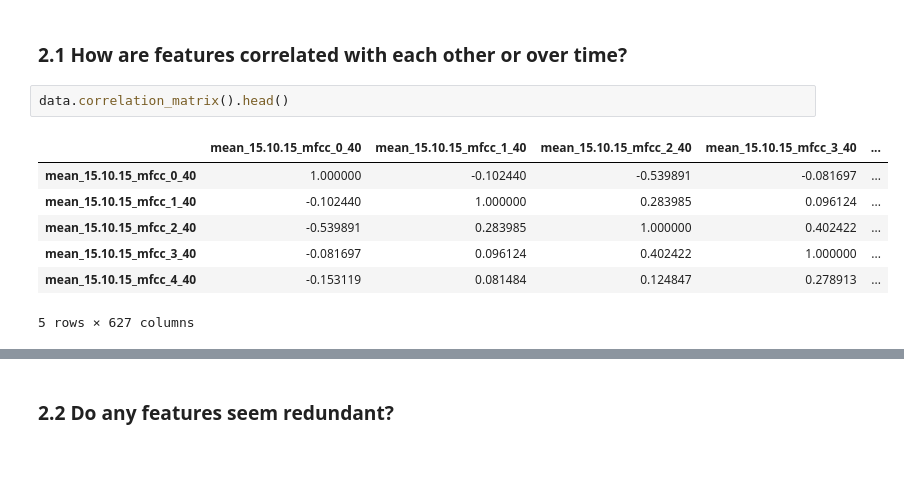
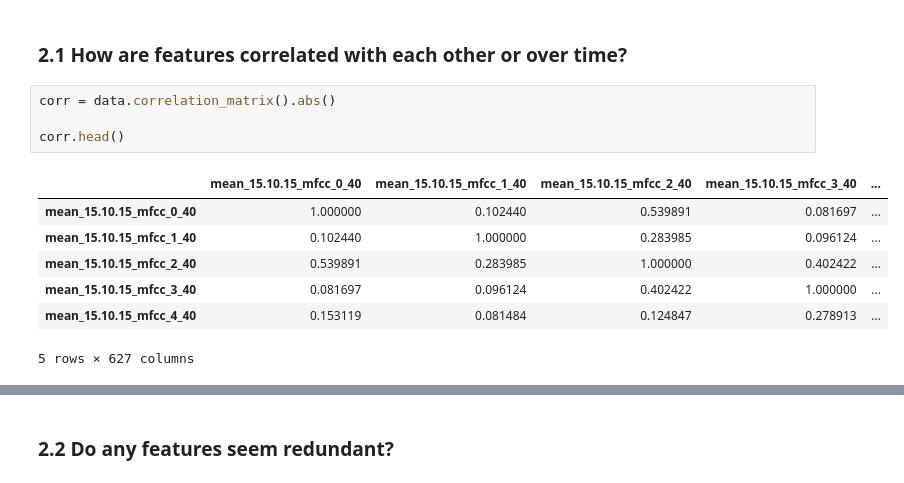
Before and after one commit to elias-gander/MLPC2020, a Jupyter notebook: MPLC2020.ipynb, the cells around one changed output, grey strips where cells are left out. Drawn from its saved outputs; the diff is of its cells as text.

```diff
--- a/MPLC2020.ipynb
+++ b/MPLC2020.ipynb
@@ -28,13 +29,15 @@ data.split()
 ## 2 Analyse the data
 # %% [markdown]
 ### 2.1 How are features correlated with each other or over time?
-# %%
-data.correlation_matrix().head()
-# %% [output]
-|  | mean_15.10.15_mfcc_0_40 | mean_15.10.15_mfcc_1_40 | mean_15.10.15_mfcc_2_40 | mean_15.10.15_mfcc_3_40 | ... |
-| mean_15.10.15_mfcc_0_40 | 1.000000 | -0.102440 | -0.539891 | -0.081697 | ... |
-| mean_15.10.15_mfcc_1_40 | -0.102440 | 1.000000 | 0.283985 | 0.096124 | ... |
-| mean_15.10.15_mfcc_2_40 | -0.539891 | 0.283985 | 1.000000 | 0.402422 | ... |
-| mean_15.10.15_mfcc_3_40 | -0.081697 | 0.096124 | 0.402422 | 1.000000 | ... |
-| mean_15.10.15_mfcc_4_40 | -0.153119 | 0.081484 | 0.124847 | 0.278913 | ... |
-5 rows × 627 columns
+# %%
+corr = data.correlation_matrix().abs()
+
+corr.head()
+# %% [output]
+|  | mean_15.10.15_mfcc_0_40 | mean_15.10.15_mfcc_1_40 | mean_15.10.15_mfcc_2_40 | mean_15.10.15_mfcc_3_40 | ... |
+| mean_15.10.15_mfcc_0_40 | 1.000000 | 0.102440 | 0.539891 | 0.081697 | ... |
+| mean_15.10.15_mfcc_1_40 | 0.102440 | 1.000000 | 0.283985 | 0.096124 | ... |
+| mean_15.10.15_mfcc_2_40 | 0.539891 | 0.283985 | 1.000000 | 0.402422 | ... |
+| mean_15.10.15_mfcc_3_40 | 0.081697 | 0.096124 | 0.402422 | 1.000000 | ... |
+| mean_15.10.15_mfcc_4_40 | 0.153119 | 0.081484 | 0.124847 | 0.278913 | ... |
+5 rows × 627 columns
```
Also changed, not shown: parts of 10 cells of this notebook.
